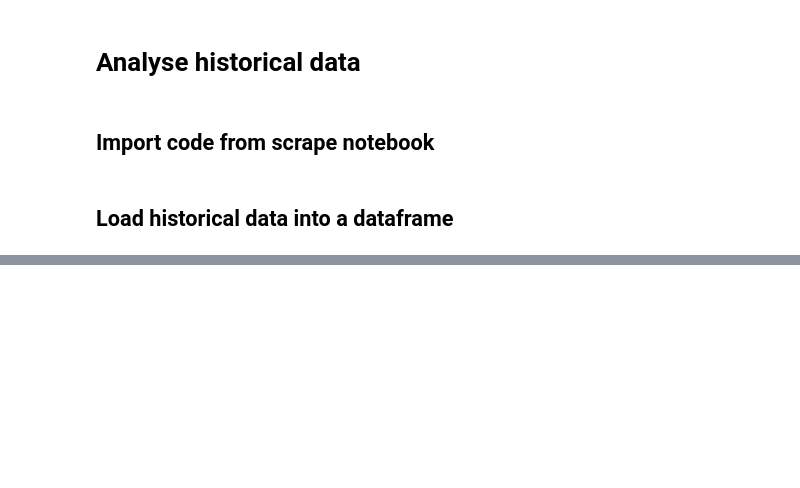
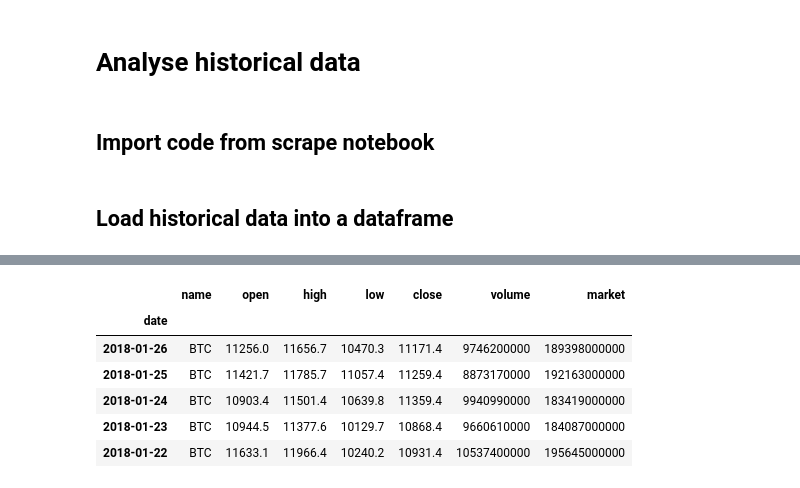
Before and after one commit to dahuebi/cas-pml-prj, a Jupyter notebook: src/analyse.ipynb, the cells around one changed output, grey strips where cells are left out. Drawn from its saved outputs; the diff is of its cells as text; code cells hidden in the pictures; blank space fills up the shorter version.

```diff
--- a/src/analyse.ipynb
+++ b/src/analyse.ipynb
@@ -35,3 +19,22 @@ Done    12
+# %%
+df = loadHistoricalData()
+# some constants
+COL_VOLUME = "volume"
+COL_MARKET = "market"
+COL_NAME   = "name"
+COL_OPEN   = "open"
+COL_CLOSE  = "close"
+COL_HIGH   = "high"
+COL_LOW    = "low"
+df.head()
+# %% [output]
+|  | name | open | high | low | close | volume | market |
+| date |  |  |  |  |  |  |  |
+| 2018-01-26 | BTC | 11256.0 | 11656.7 | 10470.3 | 11171.4 | 9746200000 | 189398000000 |
+| 2018-01-25 | BTC | 11421.7 | 11785.7 | 11057.4 | 11259.4 | 8873170000 | 192163000000 |
+| 2018-01-24 | BTC | 10903.4 | 11501.4 | 10639.8 | 11359.4 | 9940990000 | 183419000000 |
+| 2018-01-23 | BTC | 10944.5 | 11377.6 | 10129.7 | 10868.4 | 9660610000 | 184087000000 |
+| 2018-01-22 | BTC | 11633.1 | 11966.4 | 10240.2 | 10931.4 | 10537400000 | 195645000000 |
 # %%
 # https://blog.patricktriest.com/analyzing-cryptocurrencies-python/
 def df_scatter(df, title, seperate_y_axis=False, y_axis_label='', scale='linear', initial_hide=False):
```
Also changed, not shown: parts of 7 cells of this notebook, 2 other files.
